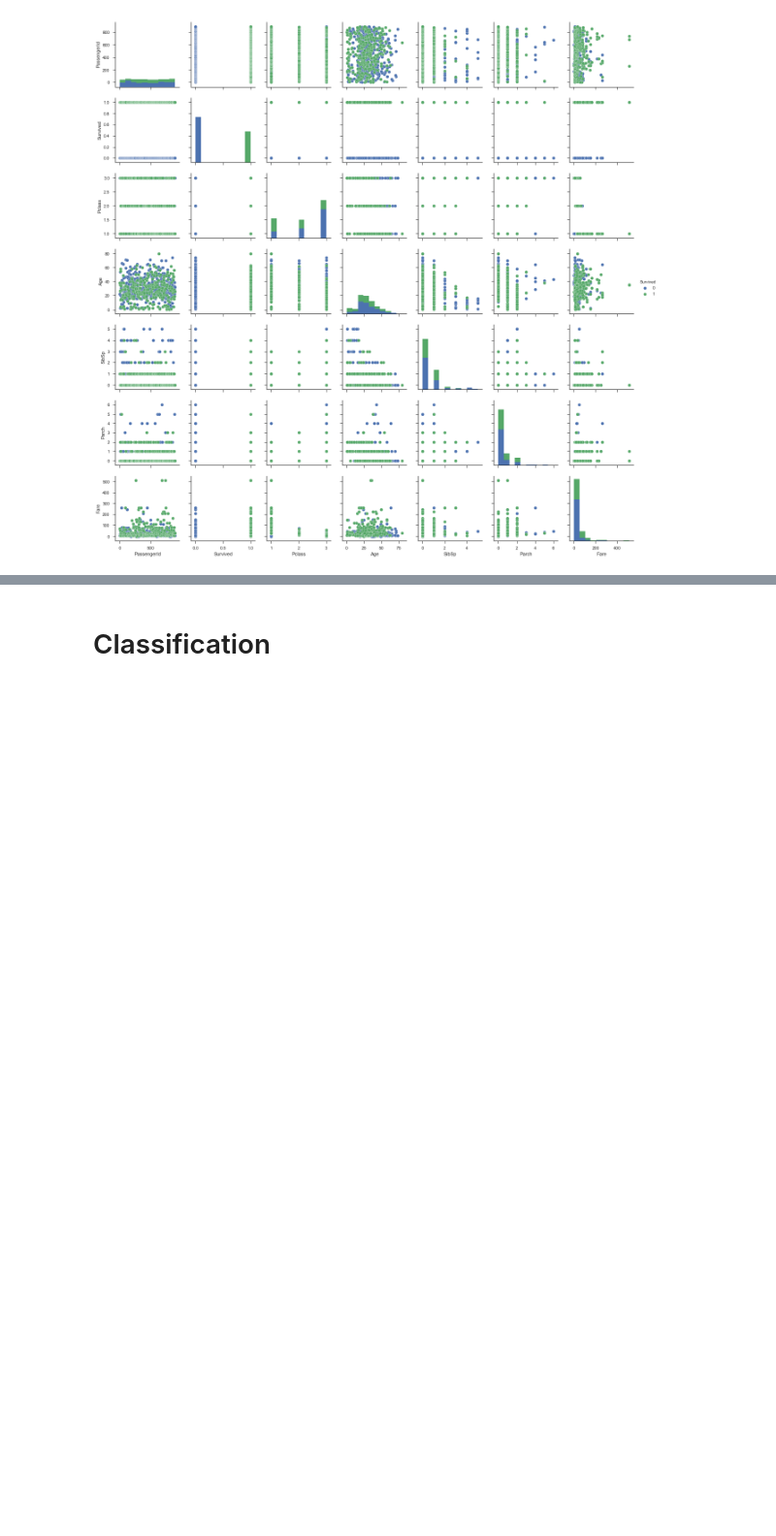
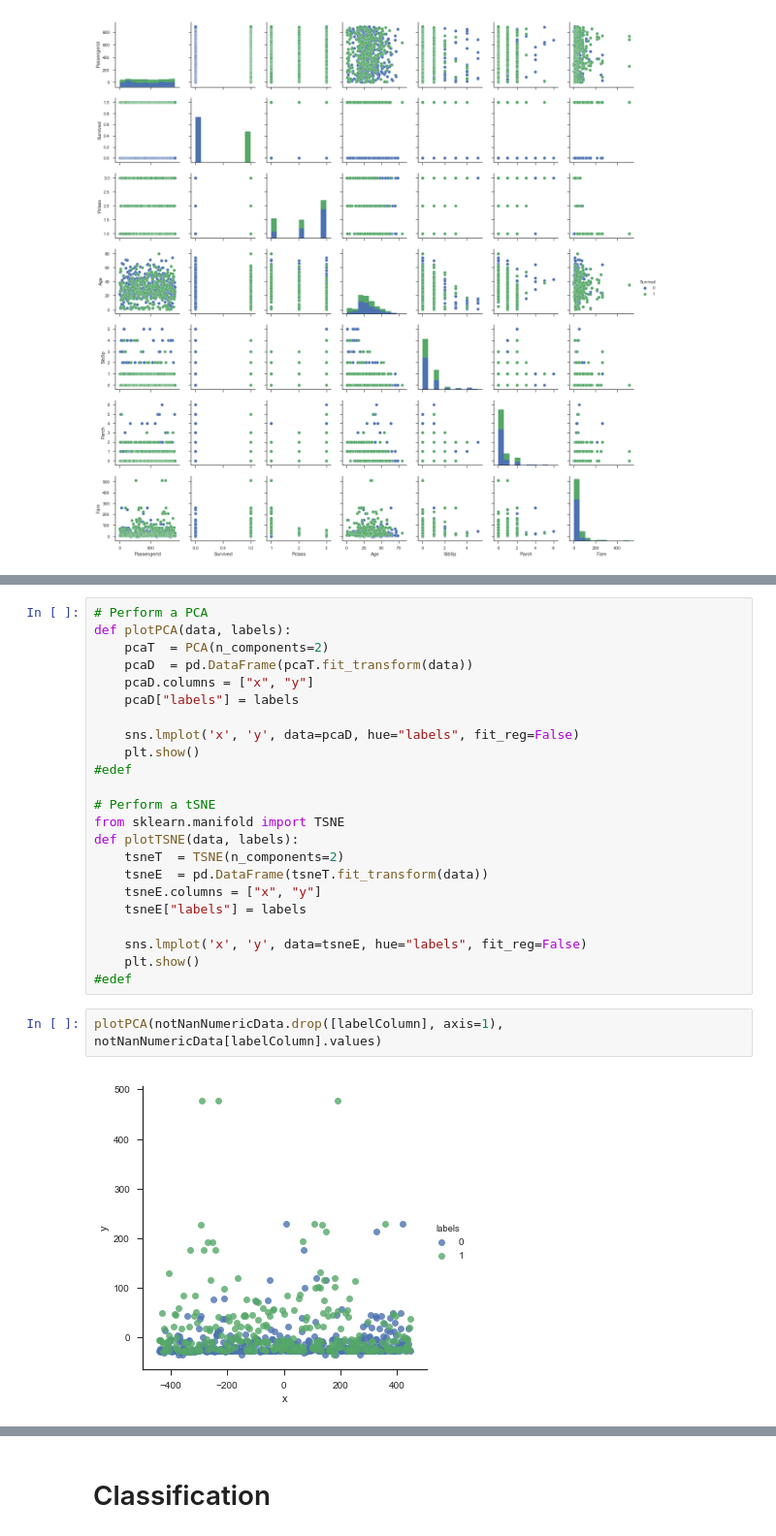
Before and after one commit to thiesgehrmann/kaggle, a Jupyter notebook: titanic/notebook.ipynb, the cells around one changed output, grey strips where cells are left out. Shown at 97% size. Drawn from its saved outputs; the diff is of its cells as text; blank space fills up the shorter version.

```diff
--- a/titanic/notebook.ipynb
+++ b/titanic/notebook.ipynb
@@ -91,0 +108,27 @@ pca.fit(numericData)
+# %%
+# Perform a PCA
+def plotPCA(data, labels):
+    pcaT  = PCA(n_components=2)
+    pcaD  = pd.DataFrame(pcaT.fit_transform(data))
+    pcaD.columns = ["x", "y"]
+    pcaD["labels"] = labels
+
+    sns.lmplot('x', 'y', data=pcaD, hue="labels", fit_reg=False)
+    plt.show()
+#edef
+
+# Perform a tSNE
+from sklearn.manifold import TSNE
+def plotTSNE(data, labels):
+    tsneT  = TSNE(n_components=2)
+    tsneE  = pd.DataFrame(tsneT.fit_transform(data))
+    tsneE.columns = ["x", "y"]
+    tsneE["labels"] = labels
+
+    sns.lmplot('x', 'y', data=tsneE, hue="labels", fit_reg=False)
+    plt.show()
+#edef
+# %%
+plotPCA(notNanNumericData.drop([labelColumn], axis=1), notNanNumericData[labelColumn].values)
+# %% [output]
+[figure, added]
```
Also changed, not shown: parts of 40 cells of this notebook.
